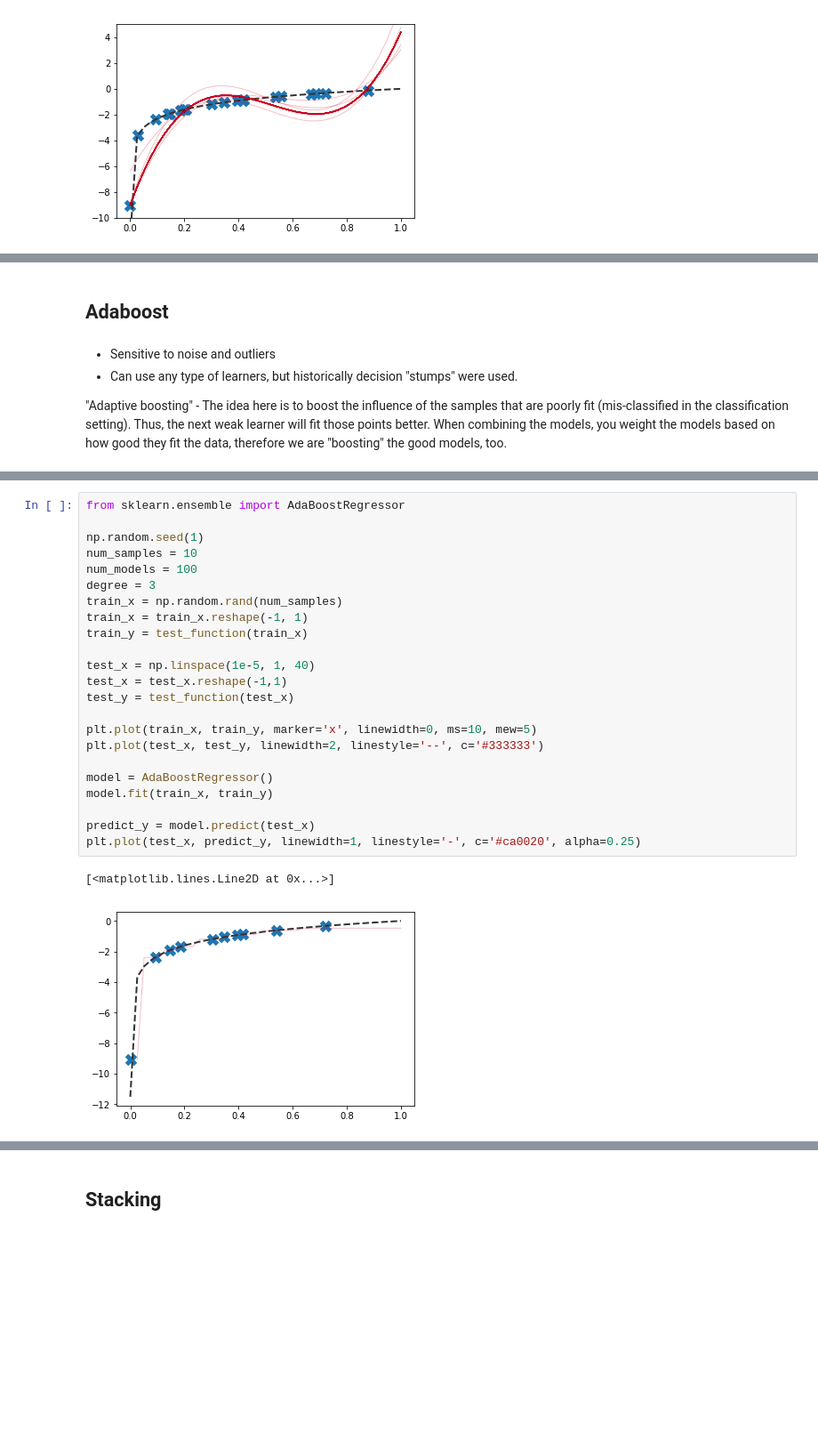
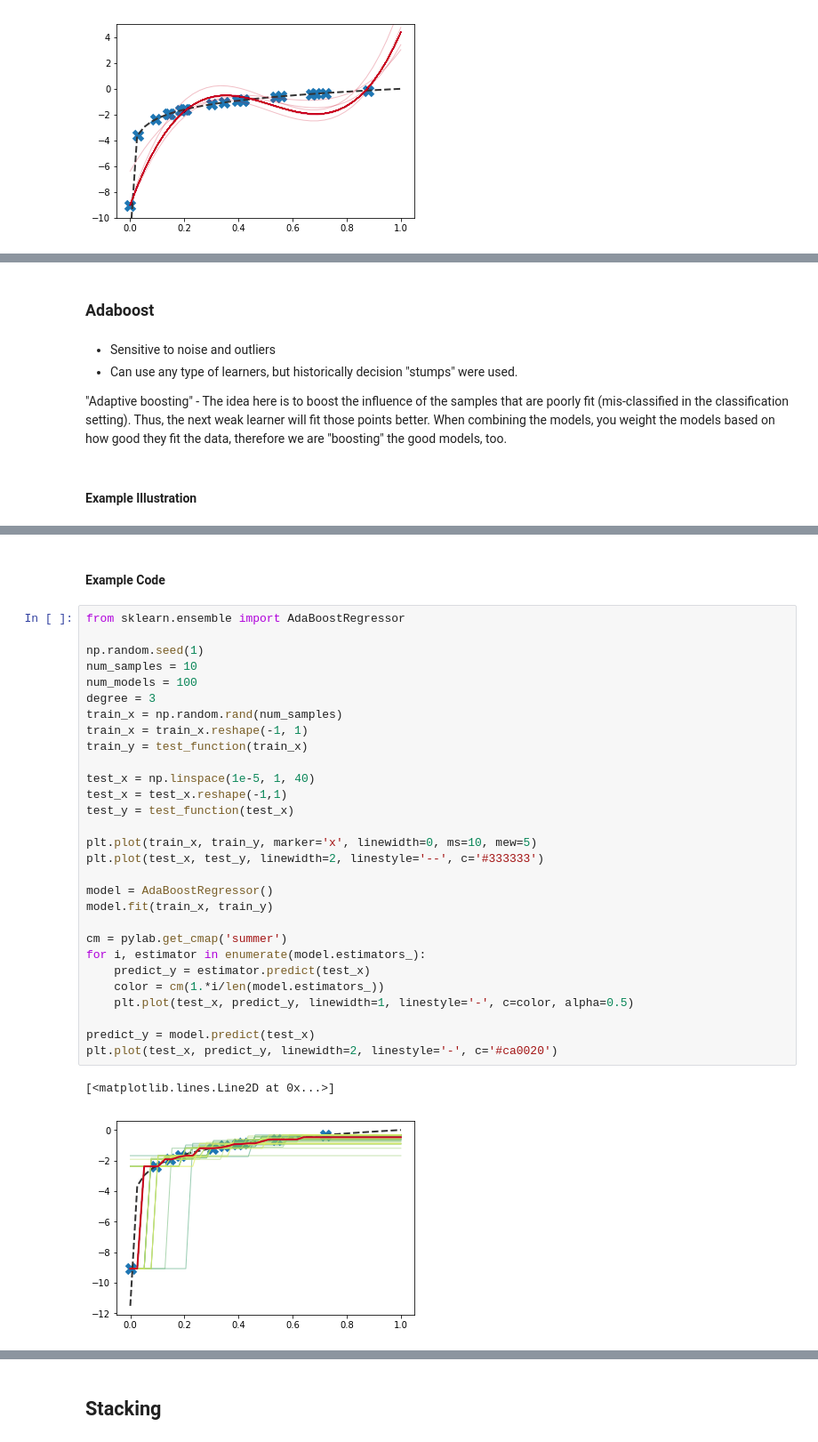
Before and after one commit to maljovec/ML-ReadingGroup, a Jupyter notebook: Ensemble Learning.ipynb, the cells around one changed output, grey strips where cells are left out. Shown: that part at 89% size. Saved outputs shown, nothing was run; the diff lists cells and outputs as text; blank space fills up the shorter version.

```diff
--- a/Ensemble Learning.ipynb
+++ b/Ensemble Learning.ipynb
@@ -249,38 +270,48 @@ plt.gca().set_ylim(-10, 5)
 (-10, 5)
 [figure]
 # %% [markdown]
-## Adaboost
+### Adaboost
 # %% [markdown]
 * Sensitive to noise and outliers
 * Can use any type of learners, but historically decision "stumps" were used.
 
 "Adaptive boosting" - The idea here is to boost the influence of the samples that are poorly fit (mis-classified in the classification setting). Thus, the next weak learner will fit those points better. When combining the models, you weight the models based on how good they fit the data, therefore we are "boosting" the good models, too.
+# %% [markdown]
+#### Example Illustration
 # %% [markdown]
 <img src="https://www.analyticsvidhya.com/wp-content/uploads/2015/11/bigd.png"/> Image courtesy of Analytics Vidhya
+# %% [markdown]
+#### Example Code
 # %%
 from sklearn.ensemble import AdaBoostRegressor
 
 np.random.seed(1)
 num_samples = 10
 num_models = 100
 degree = 3
 train_x = np.random.rand(num_samples)
 train_x = train_x.reshape(-1, 1)
 train_y = test_function(train_x)
 
 test_x = np.linspace(1e-5, 1, 40)
 test_x = test_x.reshape(-1,1)
 test_y = test_function(test_x)
 
 plt.plot(train_x, train_y, marker='x', linewidth=0, ms=10, mew=5)
 plt.plot(test_x, test_y, linewidth=2, linestyle='--', c='#333333')
 
 model = AdaBoostRegressor()
 model.fit(train_x, train_y)
 
+cm = pylab.get_cmap('summer')
+for i, estimator in enumerate(model.estimators_):
+    predict_y = estimator.predict(test_x)
+    color = cm(1.*i/len(model.estimators_))
+    plt.plot(test_x, predict_y, linewidth=1, linestyle='-', c=color, alpha=0.5)
+
 predict_y = model.predict(test_x)
-plt.plot(test_x, predict_y, linewidth=1, linestyle='-', c='#ca0020', alpha=0.25)
+plt.plot(test_x, predict_y, linewidth=2, linestyle='-', c='#ca0020')
 # %% [output]
 [<matplotlib.lines.Line2D at 0x...>]
-[figure, old version]
+[figure, new version]
 # %% [markdown]
```
Also changed, not shown: parts of 26 cells of this notebook.
